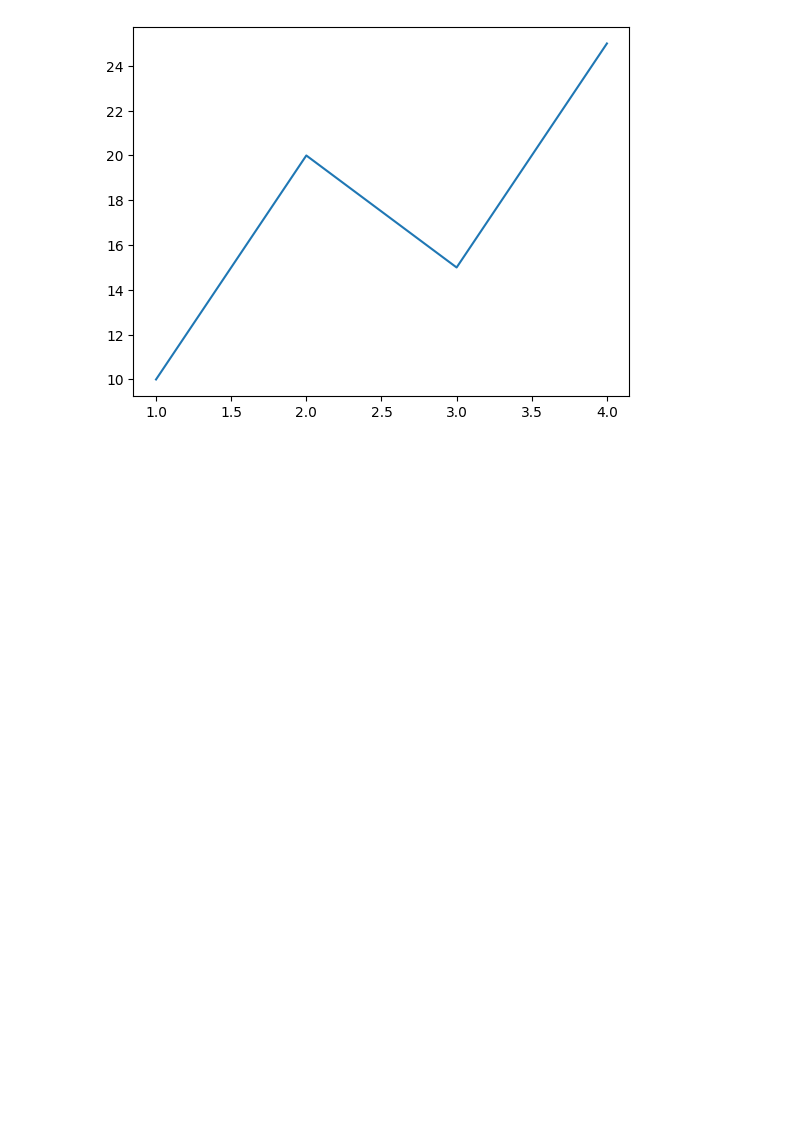
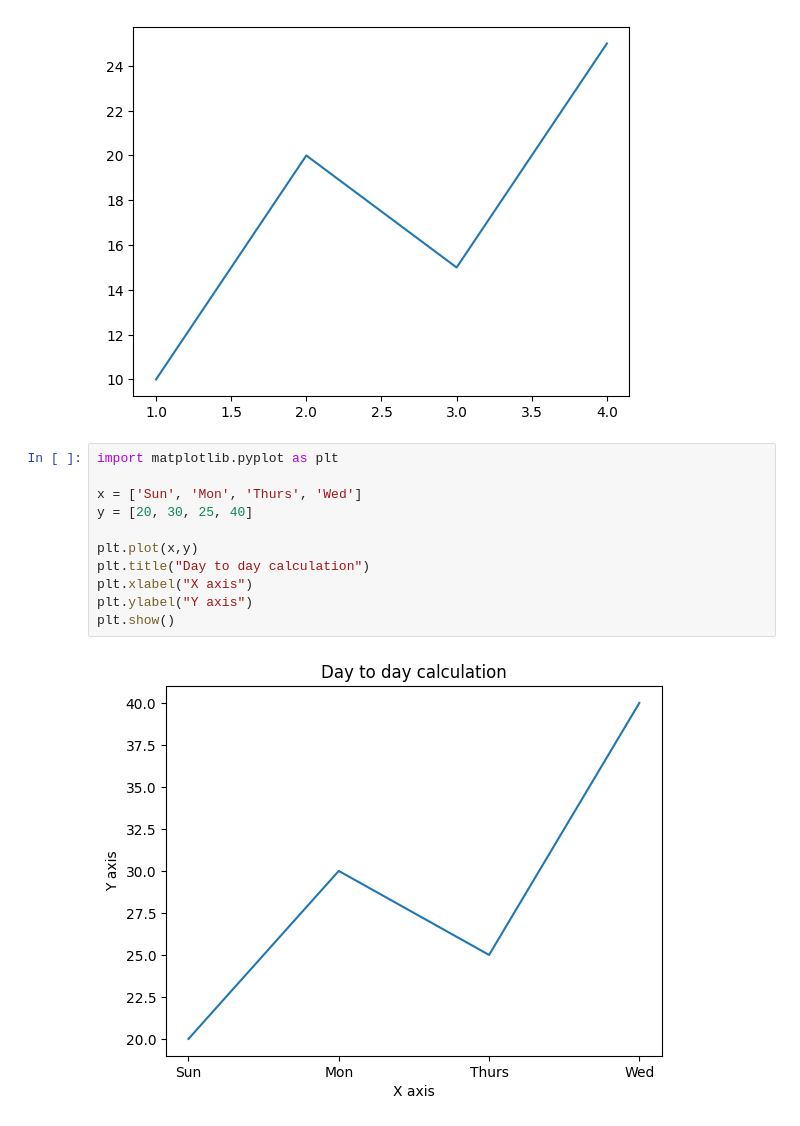
Before and after one commit to jahidstm/Matplotlib, a Jupyter notebook: practice.ipynb, the cells around one changed output. Drawn from its saved outputs; the diff is of its cells as text; blank space fills up the shorter version.

Commit message:
Matplotlib

```diff
--- a/practice.ipynb
+++ b/practice.ipynb
@@ -8,3 +8,16 @@ plt.plot(x, y)
 plt.show()
 # %% [output]
 [figure]
+# %%
+import matplotlib.pyplot as plt
+
+x = ['Sun', 'Mon', 'Thurs', 'Wed']
+y = [20, 30, 25, 40]
+
+plt.plot(x,y)
+plt.title("Day to day calculation")
+plt.xlabel("X axis")
+plt.ylabel("Y axis")
+plt.show()
+# %% [output]
+[figure, added]
```
Also changed, not shown: 1 other file.
